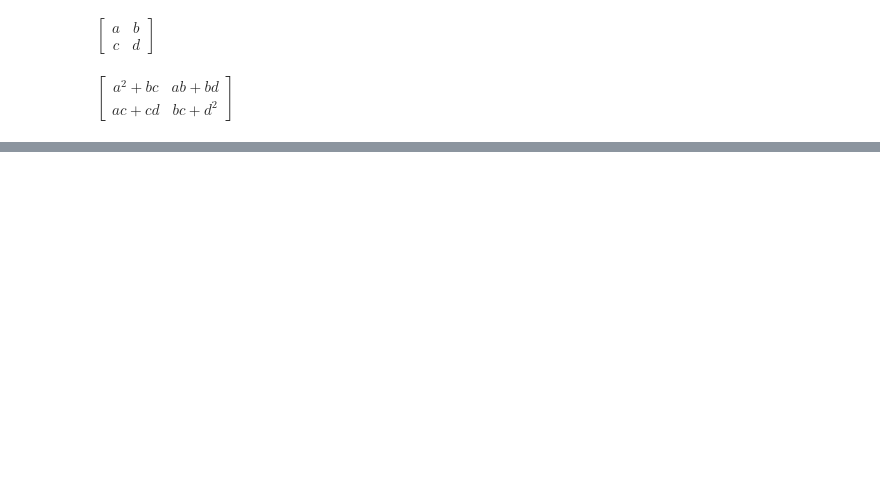
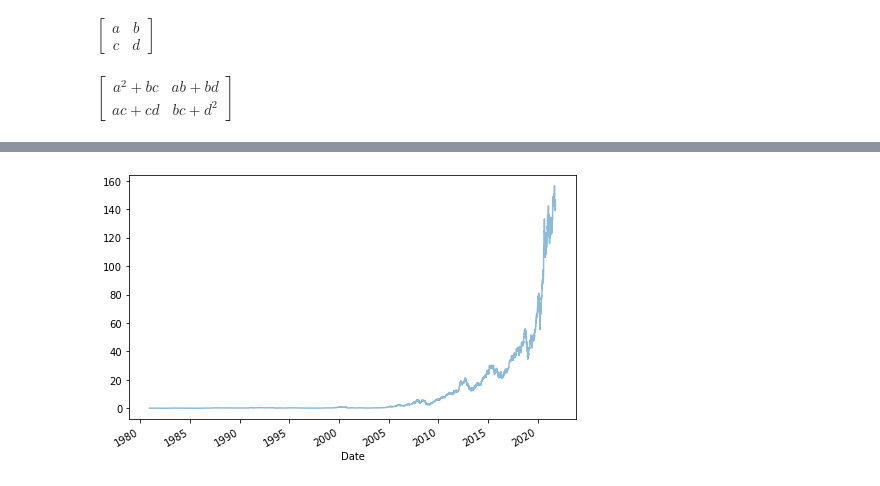
Before and after one commit to qcx201/ParetoPy, a Jupyter notebook: Notes/A-Overview.ipynb, the cells around one changed output, grey strips where cells are left out. Drawn from its saved outputs; the diff is of its cells as text; code cells hidden in the pictures; blank space fills up the shorter version.

```diff
--- a/Notes/A-Overview.ipynb
+++ b/Notes/A-Overview.ipynb
@@ -315,0 +442,6 @@ df
+# %%
+# plotting with pandas
+# which uses matplotlib
+df['Adj Close'].plot(alpha=0.5, figsize=(8, 5));
+# %% [output]
+[figure, added]
```
Also changed, not shown: parts of 41 cells of this notebook.
